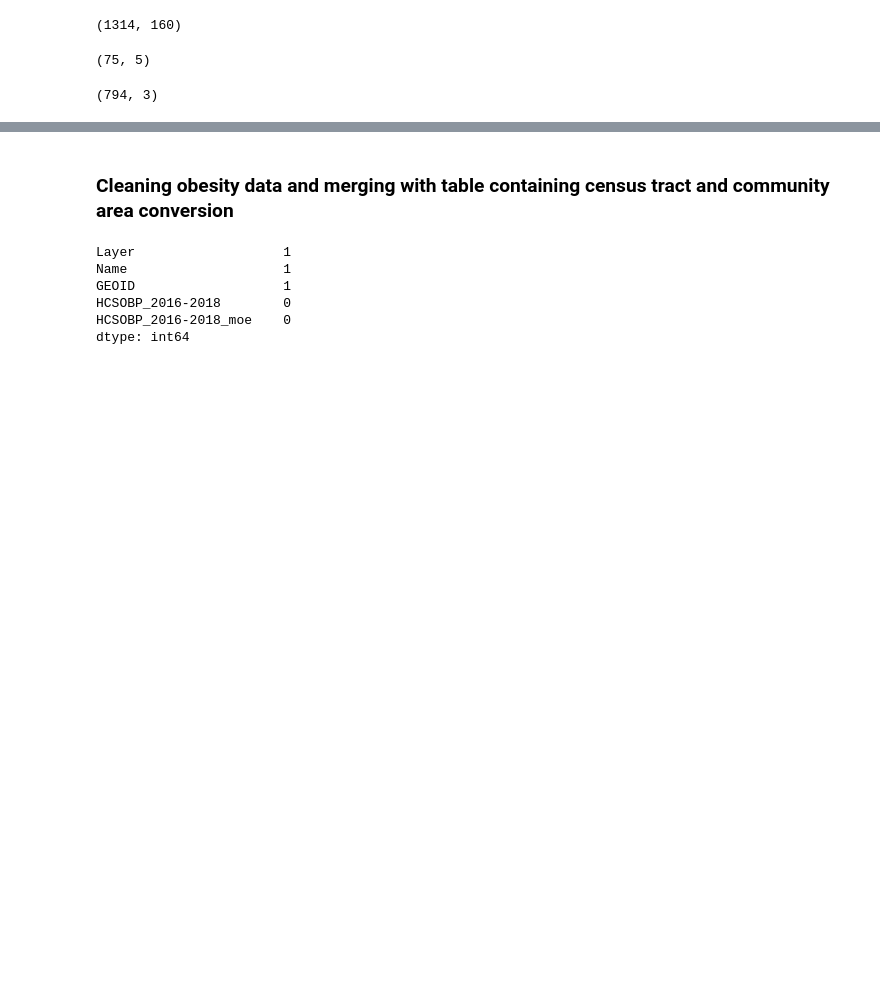
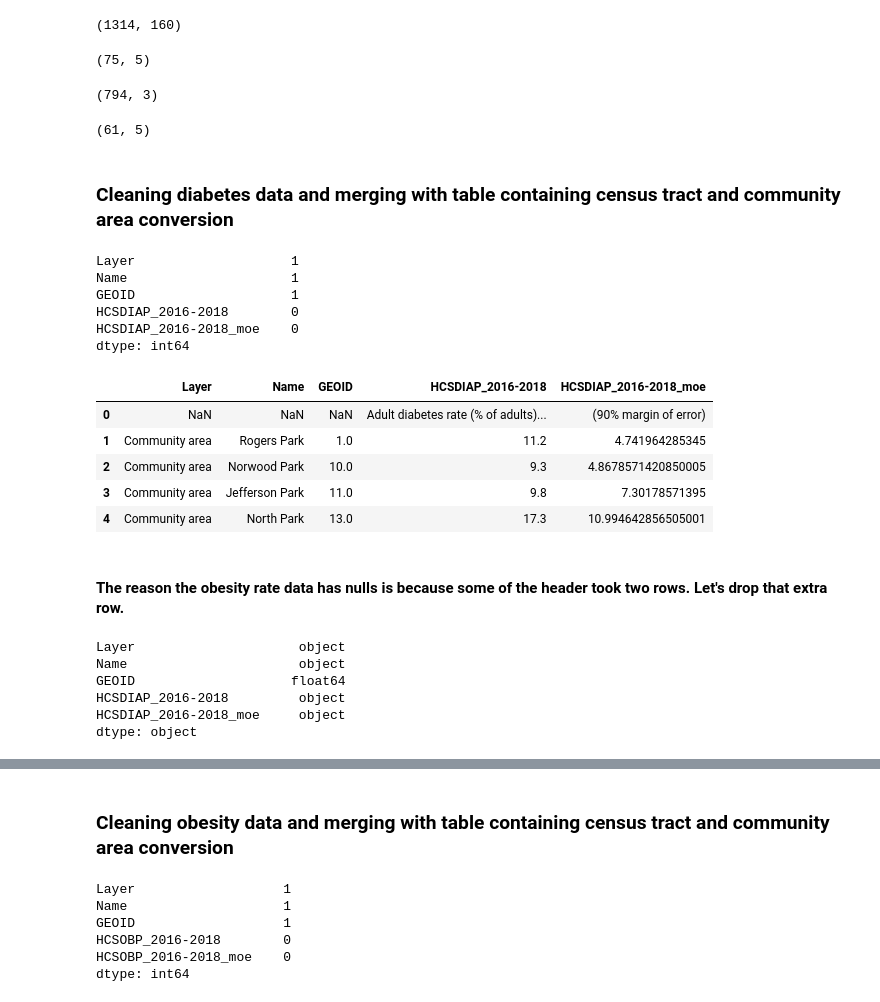
Before and after one commit to kathysimon99/food_deserts_chicago, a Jupyter notebook: food_access_eda.ipynb, the cells around one changed output, grey strips where cells are left out. Cells and saved outputs as stored; diff of their text form; code cells hidden in the pictures; blank space fills up the shorter version.

```diff
--- a/food_access_eda.ipynb
+++ b/food_access_eda.ipynb
@@ -15,6 +15,7 @@ import cleantools as ct
 food_data = pd.read_csv('./data/food_data.csv')
 obesity_rate_df = pd.read_csv('./data/chicago_health_atlas_adult_obesity_rate.csv')
 census_to_community = pd.read_csv('./data/chicago_census_tract_to_community_area.csv')
+diabetes_rate_df = pd.read_csv('./data/chicago_health_diabetes_rate.csv')
 # %%
 food_data.shape
 # %% [output]
@@ -27,3 +28,29 @@ obesity_rate_df.shape
 census_to_community.shape
 # %% [output]
 (794, 3)
+# %%
+diabetes_rate_df.shape
+# %% [output]
+(61, 5)
+# %% [markdown]
+### Cleaning diabetes data and merging with table containing census tract and community area conversion ###
+# %%
+diabetes_rate_df.isna().sum()
+# %% [output]
+Layer                    1
+Name                     1
+GEOID                    1
+HCSDIAP_2016-2018        0
+HCSDIAP_2016-2018_moe    0
+dtype: int64
+# %%
+diabetes_rate_df.head()
+# %% [output]
+|  | Layer | Name | GEOID | HCSDIAP_2016-2018 | HCSDIAP_2016-2018_moe |
+| 0 | NaN | NaN | NaN | Adult diabetes rate (% of adults)... | (90% margin of error) |
+| 1 | Community area | Rogers Park | 1.0 | 11.2 | 4.741964285345 |
+| 2 | Community area | Norwood Park | 10.0 | 9.3 | 4.8678571420850005 |
+| 3 | Community area | Jefferson Park | 11.0 | 9.8 | 7.30178571395 |
+| 4 | Community area | North Park | 13.0 | 17.3 | 10.994642856505001 |
+# %% [markdown]
+#### The reason the obesity rate data has nulls is because some of the header took two rows. Let's drop that extra row.
@@ -29,0 +59,9 @@ census_to_community.shape
+# %%
+diabetes_rate_df.dtypes
+# %% [output]
+Layer                     object
+Name                      object
+GEOID                    float64
+HCSDIAP_2016-2018         object
+HCSDIAP_2016-2018_moe     object
+dtype: object
```
Also changed, not shown: parts of 17 cells of this notebook, 3 other files.
